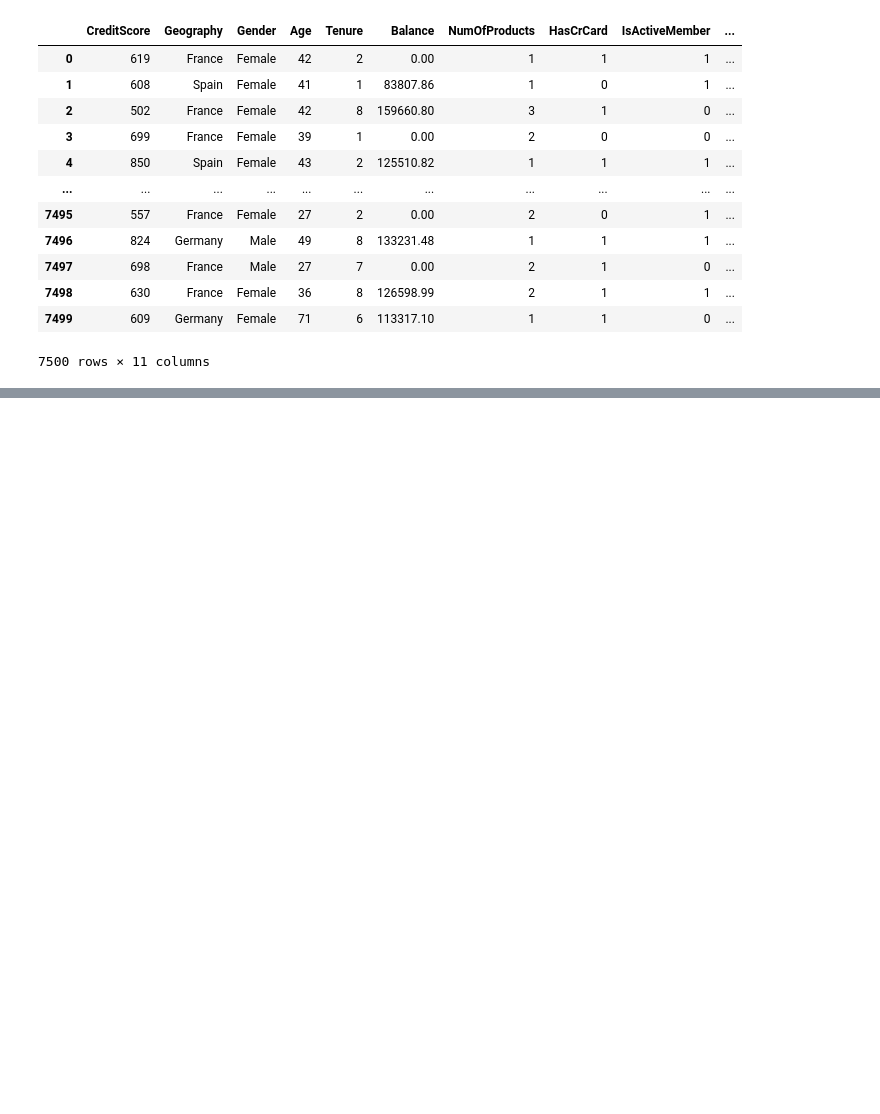
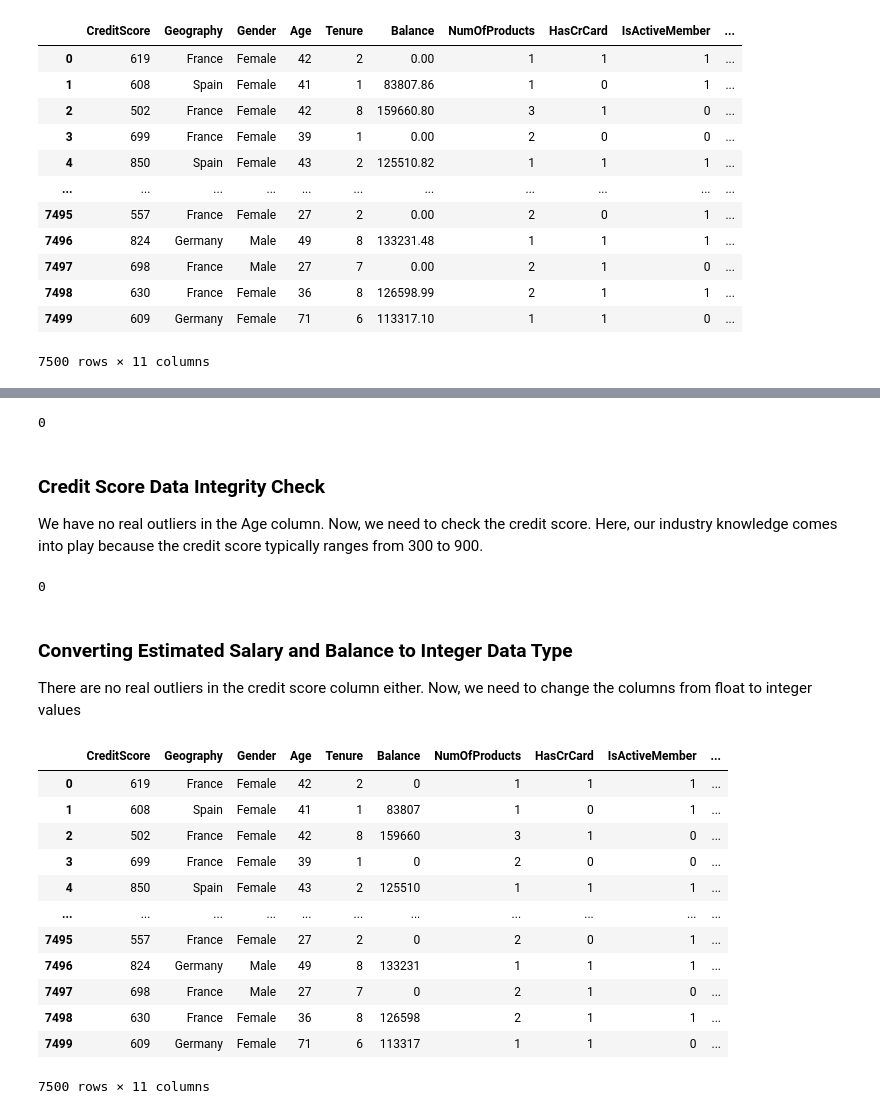
Before and after one commit to NandiSoham/Bank-Churn-Prediction, a Jupyter notebook: bank_churn_predictor.ipynb, the cells around one changed output, grey strips where cells are left out. Cells and saved outputs as stored; diff of their text form; code cells hidden in the pictures; blank space fills up the shorter version.

Commit message:
worked on Outlier Detection, data integrity check, analysis of the data

```diff
--- a/bank_churn_predictor.ipynb
+++ b/bank_churn_predictor.ipynb
@@ -89,0 +133,38 @@ df
+# %%
+# Filter the DataFrame for values in the "Age" column greater than 100 and less than 1
+ages_check = len(df[(df['Age'] > 100) | (df['Age'] < 1)])
+
+ages_check
+# %% [output]
+0
+# %% [markdown]
+### Credit Score Data Integrity Check
+We have no real outliers in the Age column. Now, we need to check the credit score. Here, our industry knowledge comes into play because the credit score typically ranges from 300 to 900.
+# %%
+credit_check = len(df[(df['CreditScore'] > 900) | (df['CreditScore'] < 300)])
+credit_check
+# %% [output]
+0
+# %% [markdown]
+### Converting Estimated Salary and Balance to Integer Data Type
+There are no real outliers in the credit score column either. Now, we need to change the columns from float to integer values
+# %%
+df['EstimatedSalary'] = df['EstimatedSalary'].astype(int)
+
+df['Balance'] = df['Balance'].astype(int)
+
+df
+# %% [output]
+|  | CreditScore | Geography | Gender | Age | Tenure | Balance | NumOfProducts | HasCrCard | IsActiveMember | ... |
+| 0 | 619 | France | Female | 42 | 2 | 0 | 1 | 1 | 1 | ... |
+| 1 | 608 | Spain | Female | 41 | 1 | 83807 | 1 | 0 | 1 | ... |
+| 2 | 502 | France | Female | 42 | 8 | 159660 | 3 | 1 | 0 | ... |
+| 3 | 699 | France | Female | 39 | 1 | 0 | 2 | 0 | 0 | ... |
+| 4 | 850 | Spain | Female | 43 | 2 | 125510 | 1 | 1 | 1 | ... |
+| ... | ... | ... | ... | ... | ... | ... | ... | ... | ... | ... |
+| 7495 | 557 | France | Female | 27 | 2 | 0 | 2 | 0 | 1 | ... |
+| 7496 | 824 | Germany | Male | 49 | 8 | 133231 | 1 | 1 | 1 | ... |
+| 7497 | 698 | France | Male | 27 | 7 | 0 | 2 | 1 | 0 | ... |
+| 7498 | 630 | France | Female | 36 | 8 | 126598 | 2 | 1 | 1 | ... |
+| 7499 | 609 | Germany | Female | 71 | 6 | 113317 | 1 | 1 | 0 | ... |
+7500 rows × 11 columns
```
Also changed, not shown: parts of 12 cells of this notebook.
